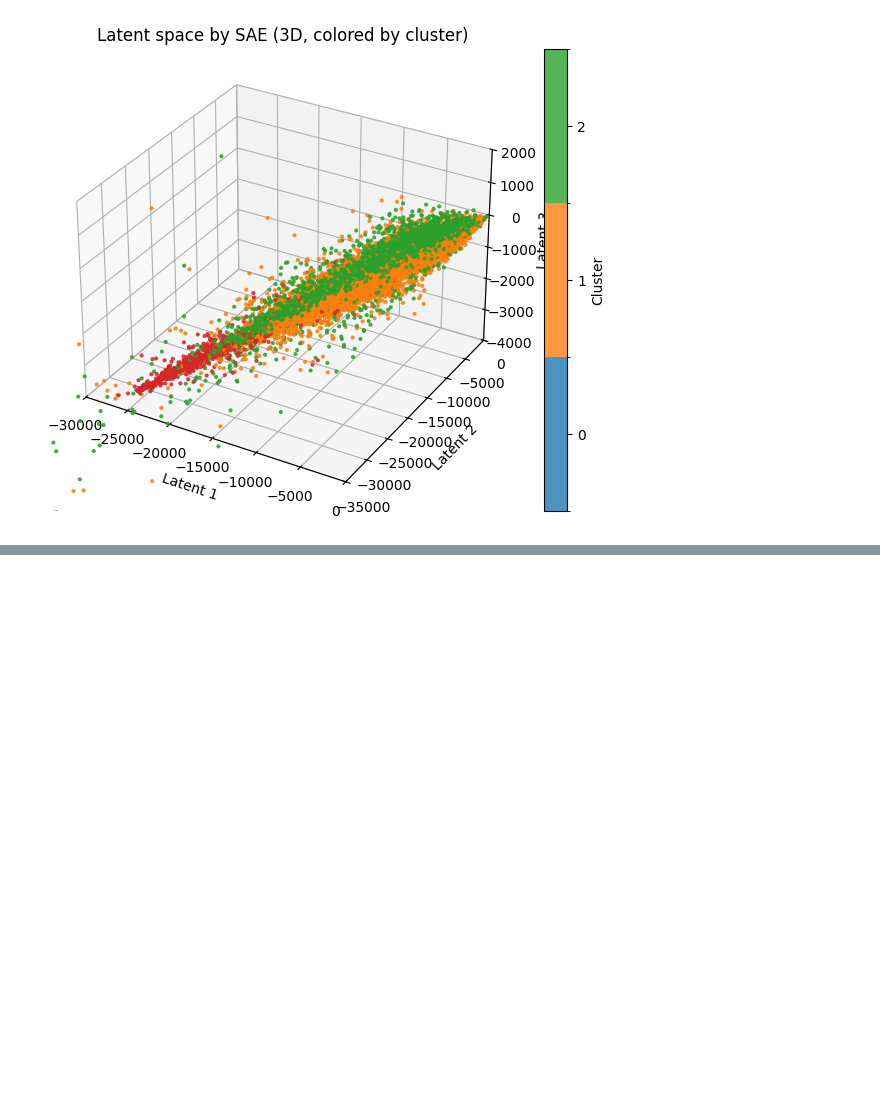
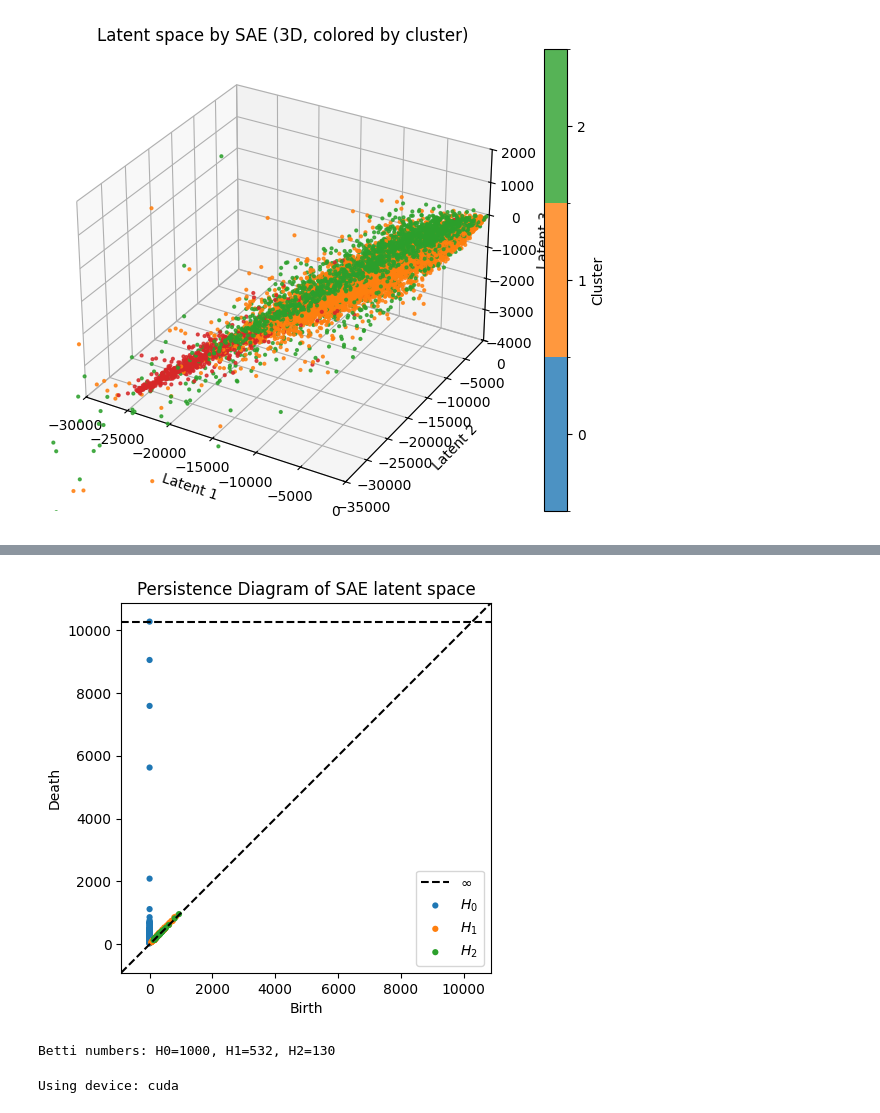
Before and after one commit to Kaf1018Zhang/Topo_Persp_Repr_SAE, a Jupyter notebook: test.ipynb, the cells around one changed output, grey strips where cells are left out. Cells and saved outputs as stored; diff of their text form; code cells hidden in the pictures; blank space fills up the shorter version.

```diff
--- a/test.ipynb
+++ b/test.ipynb
@@ -257,0 +258,51 @@ Betti numbers: H0=500, H1=107, H2=1
+# %%
+import numpy as np
+from ripser import ripser
+from persim import plot_diagrams
+
+# 只用前 500 个细胞（太大可能会卡）
+subset = adata.X[:1000]
+
+# 计算 persistent homology
+result = ripser(subset, maxdim=2)  # 你也可以设置 maxdim=1，只分析群落和环
+diagrams = result['dgms']
+
+# 可视化
+plot_diagrams(diagrams, show=True, title="Persistence Diagram of SAE latent space")
+# %% [output]
+[figure, added]
+# %%
+betti_counts = [len(diag) for diag in diagrams]
+print(f"Betti numbers: H0={betti_counts[0]}, H1={betti_counts[1]}, H2={betti_counts[2]}")
+# %% [output]
+Betti numbers: H0=1000, H1=532, H2=130
+# %%
+import torch
+import numpy as np
+from sklearn.preprocessing import StandardScaler
+from SAE import SparseAutoencoder, train_sae, device  # 保证你 SAE.py 结构正确
+import os
+
+def run_and_save_latent(adata, latent_dim, save_dir="latent_db"):
+    os.makedirs(save_dir, exist_ok=True)
+
+    # 预处理
+    X_dense = adata.X.toarray()
+    X_scaled = StandardScaler().fit_transform(X_dense)
+    data_tensor = torch.tensor(X_scaled, dtype=torch.float32)
+
+    # 初始化 SAE 并训练
+    model = SparseAutoencoder(input_dim=X_scaled.shape[1], latent_dim=latent_dim)
+    trained_model = train_sae(model, data_tensor, epochs=50, l1_weight=1e-4)
+
+    # 提取 latent 表达
+    trained_model.eval()
+    with torch.no_grad():
+        latent_all = trained_model.encoder(data_tensor.to(device)).cpu().numpy()
+
+    # 保存 latent 到 latent_db
+    save_path = os.path.join(save_dir, f"latent_{latent_dim}.npy")
+    np.save(save_path, latent_all)
+    print(f"Saved latent to: {save_path}")
+# %% [output]
+Using device: cuda
```
Also changed, not shown: parts of 4 cells of this notebook.
